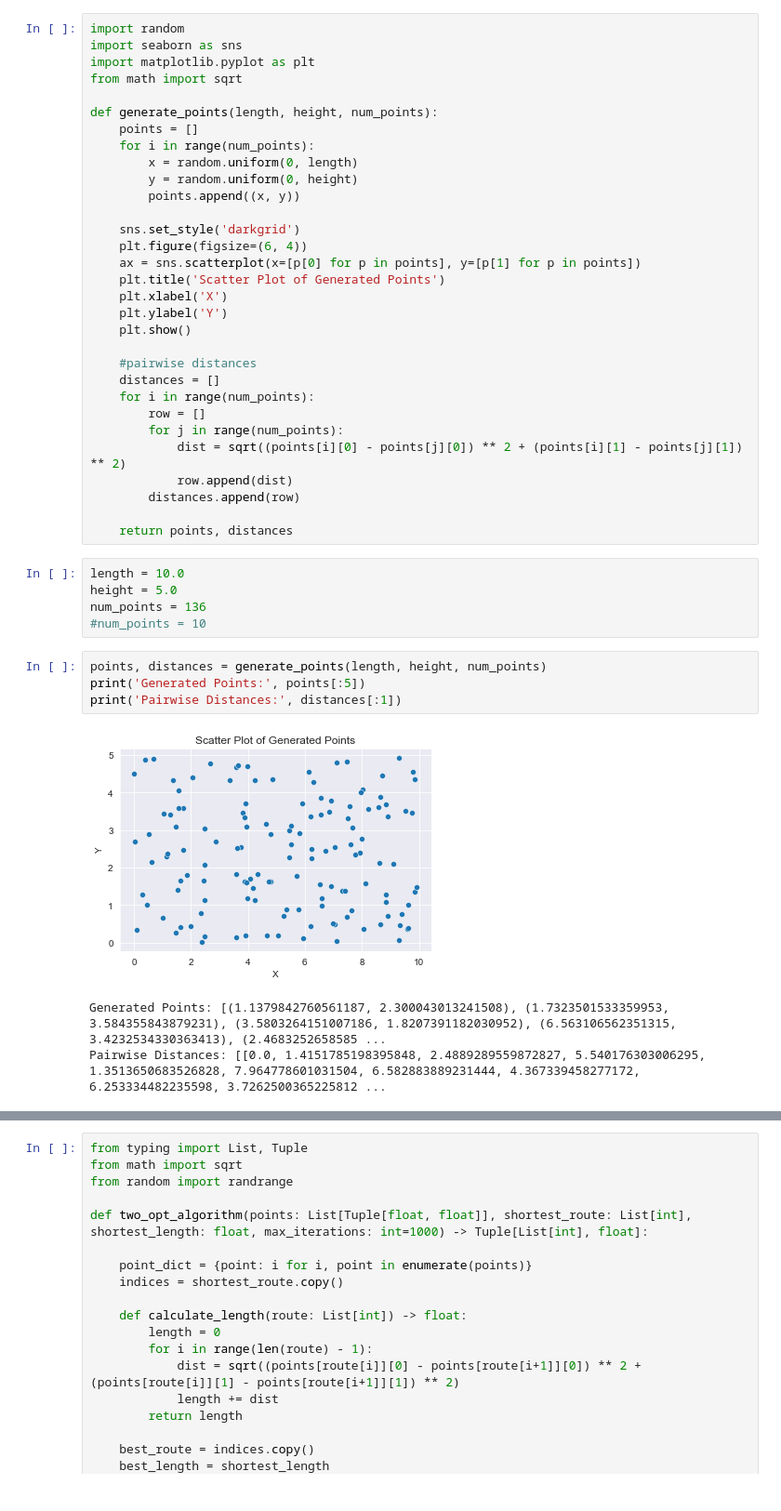
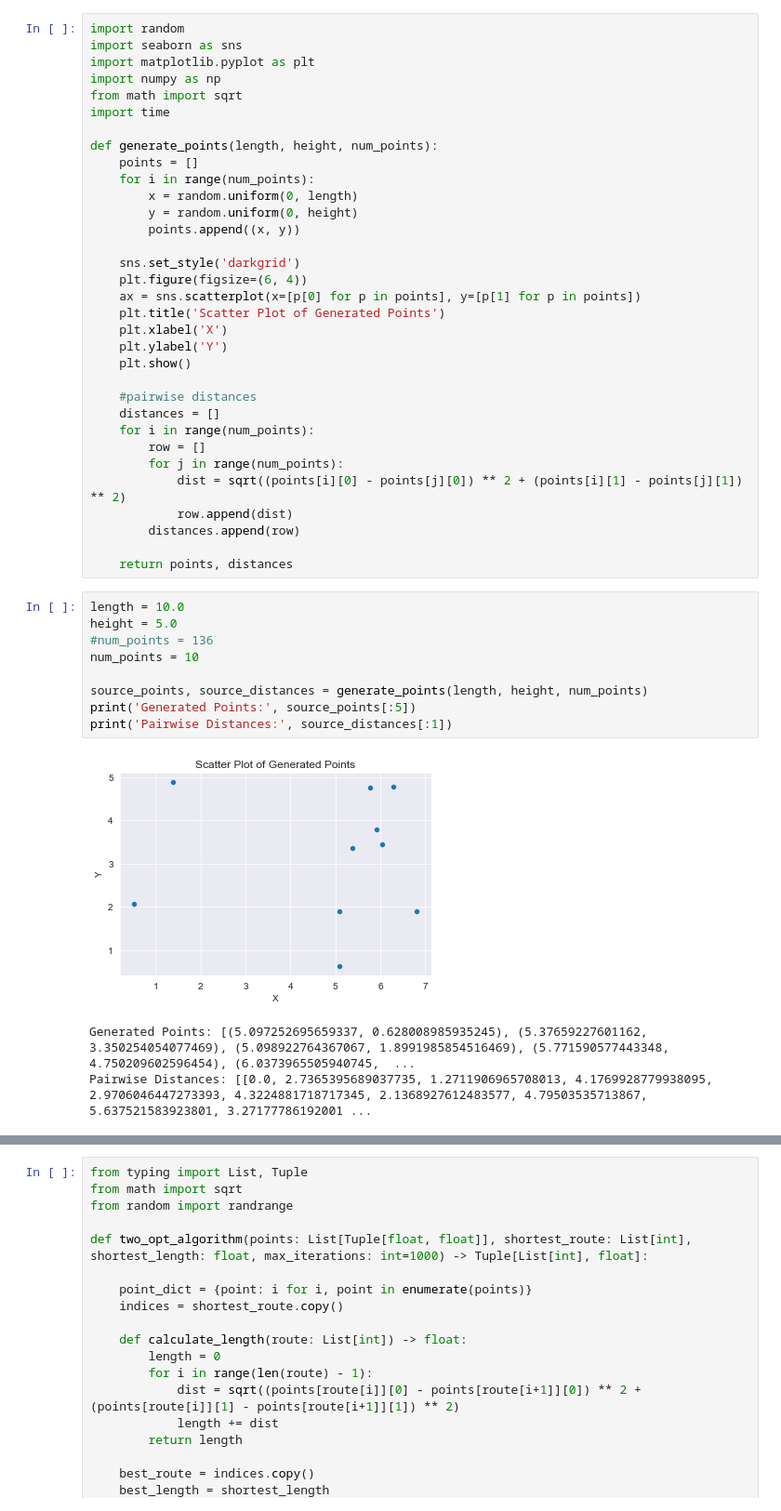
Before and after one commit to VertigoCodes/final-year-project, a Jupyter notebook: scatterDistance.ipynb, the cells around one changed output, grey strips where cells are left out. Shown at 93% size. Cells and saved outputs as stored; diff of their text form.

Commit message:
updated source

```diff
--- a/scatterDistance.ipynb
+++ b/scatterDistance.ipynb
@@ -2,7 +2,9 @@
 import random
 import seaborn as sns
 import matplotlib.pyplot as plt
+import numpy as np
 from math import sqrt
+import time
 
 def generate_points(length, height, num_points):
     points = []
@@ -32,14 +34,14 @@ def generate_points(length, height, num_points):
 # %%
 length = 10.0
 height = 5.0
-num_points = 136
-#num_points = 10
+#num_points = 136
+num_points = 10
+
+source_points, source_distances = generate_points(length, height, num_points)
+print('Generated Points:', source_points[:5])
+print('Pairwise Distances:', source_distances[:1])
+# %% [output]
+[figure, added]
+Generated Points: [(5.097252695659337, 0.628008985935245), (5.37659227601162, 3.350254054077469), (5.098922764367067, 1.8991985854516469), (5.771590577443348, 4.750209602596454), (6.0373965505940745,  ...
+Pairwise Distances: [[0.0, 2.7365395689037735, 1.2711906965708013, 4.1769928779938095, 2.9706046447273393, 4.3224881718717345, 2.1368927612483577, 4.79503535713867, 5.637521583923801, 3.27177786192001 ...
-# %%
-points, distances = generate_points(length, height, num_points)
-print('Generated Points:', points[:5])
-print('Pairwise Distances:', distances[:1])
-# %% [output]
-[figure, removed]
-Generated Points: [(1.1379842760561187, 2.300043013241508), (1.7323501533359953, 3.584355843879231), (3.5803264151007186, 1.8207391182030952), (6.563106562351315, 3.4232534330363413), (2.4683252658585 ...
-Pairwise Distances: [[0.0, 1.4151785198395848, 2.4889289559872827, 5.540176303006295, 1.3513650683526828, 7.964778601031504, 6.582883889231444, 4.367339458277172, 6.253334482235598, 3.7262500365225812 ...
 # %%
```
Also changed, not shown: parts of 19 cells of this notebook.
